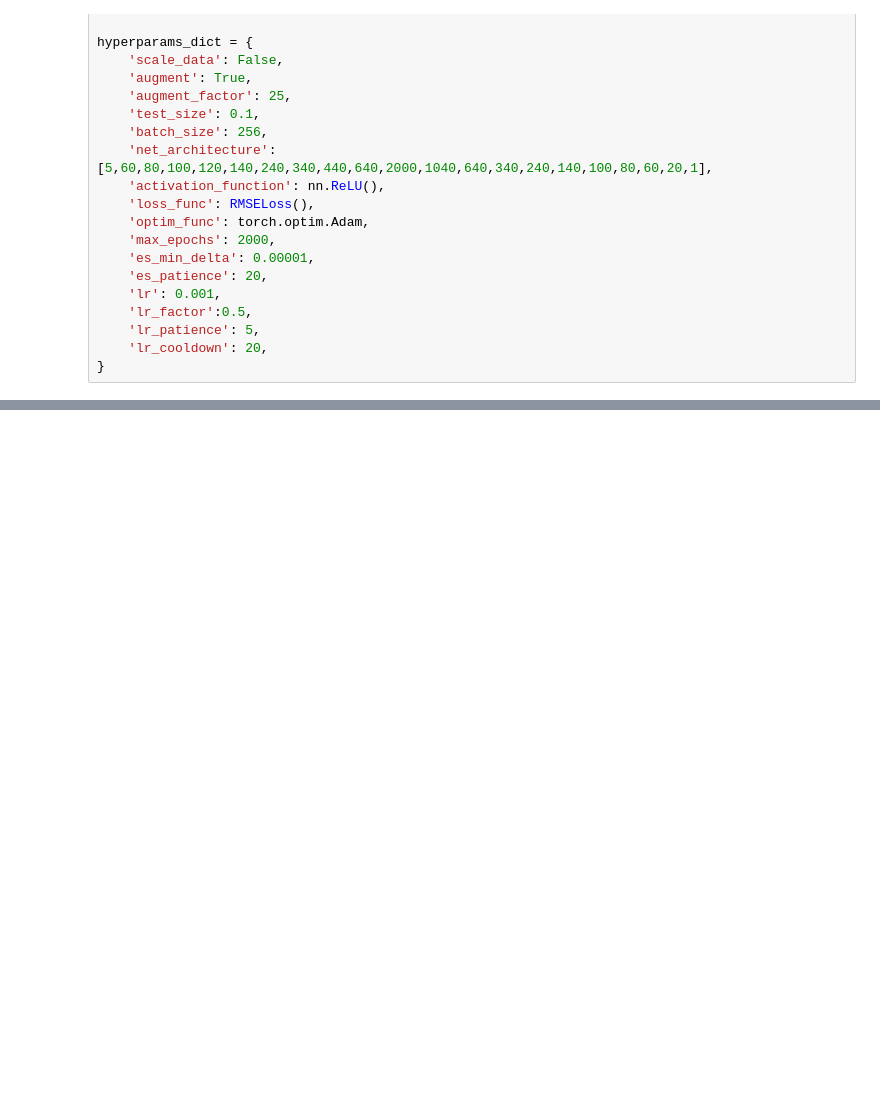
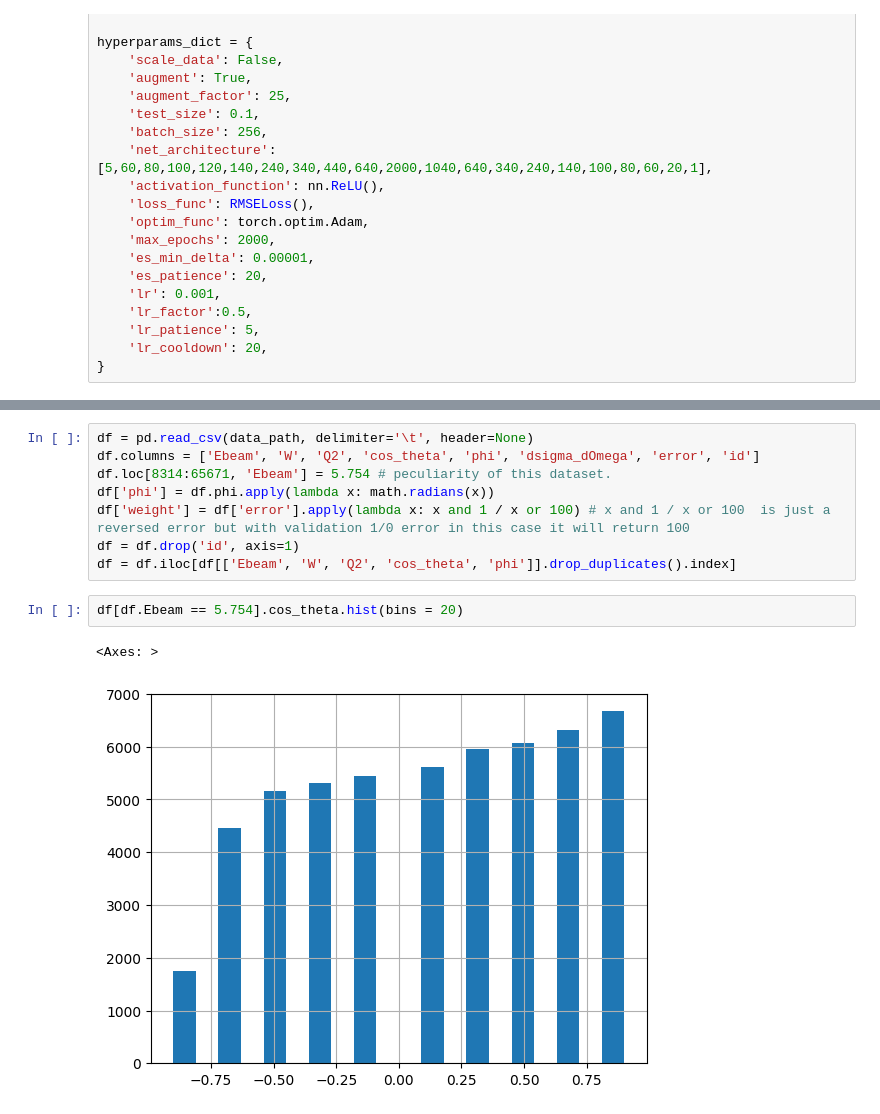
Before and after one commit to a-golda/MSU_interpol, a Jupyter notebook: training/FCNN_lightning_diff_energies.ipynb, the cells around one changed output, grey strips where cells are left out. Cells and saved outputs as stored; diff of their text form; blank space fills up the shorter version.

```diff
--- a/training/FCNN_lightning_diff_energies.ipynb
+++ b/training/FCNN_lightning_diff_energies.ipynb
@@ -86,3 +84,16 @@ View run at https://wandb.ai/msu_ai/msu_interpol_by_energy/runs/nqe97tro
+# %%
+df = pd.read_csv(data_path, delimiter='\t', header=None)
+df.columns = ['Ebeam', 'W', 'Q2', 'cos_theta', 'phi', 'dsigma_dOmega', 'error', 'id']
+df.loc[8314:65671, 'Ebeam'] = 5.754 # peculiarity of this dataset.
+df['phi'] = df.phi.apply(lambda x: math.radians(x))
+df['weight'] = df['error'].apply(lambda x: x and 1 / x or 100) # x and 1 / x or 100  is just a reversed error but with validation 1/0 error in this case it will return 100
+df = df.drop('id', axis=1)
+df = df.iloc[df[['Ebeam', 'W', 'Q2', 'cos_theta', 'phi']].drop_duplicates().index]
+# %%
+df[df.Ebeam == 5.754].cos_theta.hist(bins = 20)
+# %% [output]
+<Axes: >
+[figure, added]
 # %%
 class InterpolDataSet(Dataset):
     def __init__(self, features, labels, weights):
```
Also changed, not shown: parts of 5 cells of this notebook, 2 other files.
